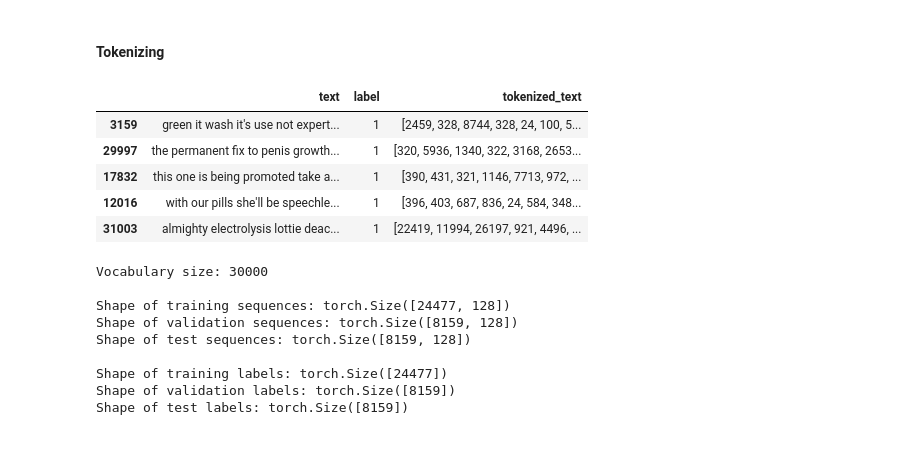
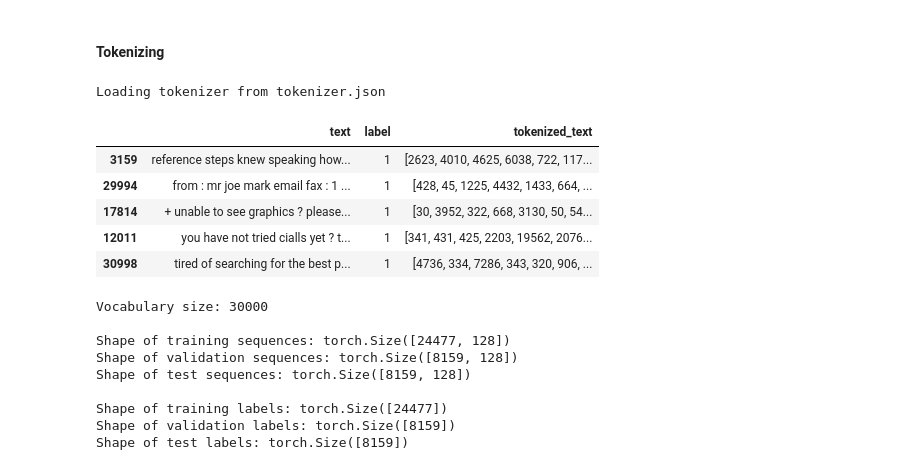
Before and after one commit to Gurlly/spam_email_detector_lstm, a Jupyter notebook: JOB_SPAM_DETECTION.ipynb, the cells around one changed output. Cells and saved outputs as stored; diff of their text form; code cells hidden in the pictures.

```diff
--- a/JOB_SPAM_DETECTION.ipynb
+++ b/JOB_SPAM_DETECTION.ipynb
@@ -351,35 +333,50 @@ from tokenizers import Tokenizer, models, trainers, pre_tokenizers
 # %%
 # Break each message into tokens
 
-# Initialize a BPE tokenizer
-tokenizer = Tokenizer(models.BPE(unk_token="[UNK]"))
-trainer = trainers.BpeTrainer(special_tokens=["[UNK]", "[CLS]", "[SEP]", "[PAD]", "[MASK]"])
+from pathlib import Path
 
-# Pre-tokenize the text using whitespace
-tokenizer.pre_tokenizer = pre_tokenizers.Whitespace()
+tokenizer_path = Path('tokenizer.json')
 
-# Train the tokenizer on the training data
-tokenizer.train_from_iterator(train_df['text'], trainer=trainer)
+if tokenizer_path.exists():
+    print(f"Loading tokenizer from {tokenizer_path}")
+    tokenizer = Tokenizer.from_file(str(tokenizer_path))
+else:
+    print("Tokenizer not found, creating a new one.")
+    # Initialize a BPE tokenizer
+    tokenizer = Tokenizer(models.BPE(unk_token="[UNK]"))
+    trainer = trainers.BpeTrainer(special_tokens=["[UNK]", "[CLS]", "[SEP]", "[PAD]", "[MASK]"])
+
+    # Pre-tokenize the text using whitespace
+    tokenizer.pre_tokenizer = pre_tokenizers.Whitespace()
+
+    # Train the tokenizer on the training data
+    tokenizer.train_from_iterator(train_df['text'], trainer=trainer)
+
+    # Save the tokenizer
+    tokenizer.save(str(tokenizer_path))
+    print(f"Tokenizer saved to {tokenizer_path}")
+
 
 # Function to tokenize text in a dataframe
 def tokenize_dataframe(df, tokenizer):
     df['tokenized_text'] = df['text'].apply(lambda x: tokenizer.encode(x).ids)
     return df
 
 # Tokenize the text in the training, validation, and test sets
 train_df = tokenize_dataframe(train_df, tokenizer)
 val_df = tokenize_dataframe(val_df, tokenizer)
 test_df = tokenize_dataframe(test_df, tokenizer)
 
 # Display the first few rows of the tokenized training data
 display(train_df.head())
 # %% [output]
+Loading tokenizer from tokenizer.json
 |  | text | label | tokenized_text |
-| 3159 | green it wash it's use not expert... | 1 | [2459, 328, 8744, 328, 24, 100, 5... |
-| 29997 | the permanent fix to penis growth... | 1 | [320, 5936, 1340, 322, 3168, 2653... |
-| 17832 | this one is being promoted take a... | 1 | [390, 431, 321, 1146, 7713, 972, ... |
-| 12016 | with our pills she'll be speechle... | 1 | [396, 403, 687, 836, 24, 584, 348... |
-| 31003 | almighty electrolysis lottie deac... | 1 | [22419, 11994, 26197, 921, 4496, ... |
+| 3159 | reference steps knew speaking how... | 1 | [2623, 4010, 4625, 6038, 722, 117... |
+| 29994 | from : mr joe mark email fax : 1 ... | 1 | [428, 45, 1225, 4432, 1433, 664, ... |
+| 17814 | + unable to see graphics ? please... | 1 | [30, 3952, 322, 668, 3130, 50, 54... |
+| 12011 | you have not tried cialls yet ? t... | 1 | [341, 431, 425, 2203, 19562, 2076... |
+| 30998 | tired of searching for the best p... | 1 | [4736, 334, 7286, 343, 320, 906, ... |
 # %%
 # Encode text
 import torch
```
Also changed, not shown: parts of 18 cells of this notebook, 2 other files.
